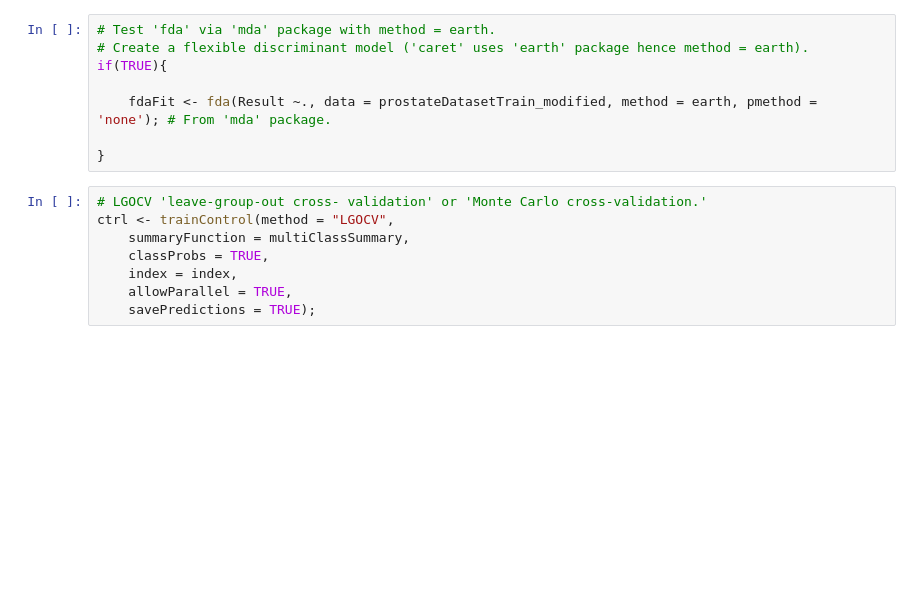
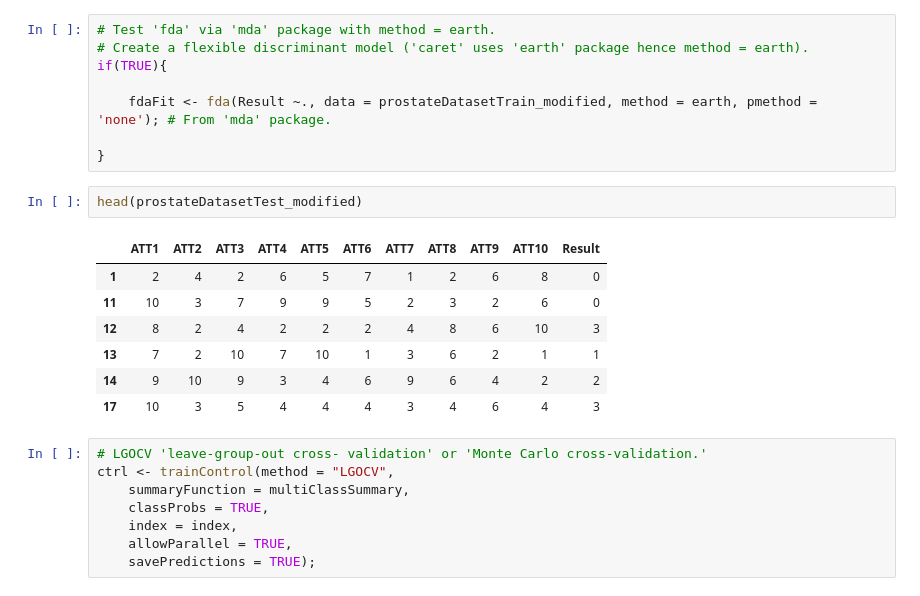
Before and after one commit to codeBehindMe/ADLA3, a Jupyter notebook: groupG.ipynb, the cells around one changed output. Drawn from its saved outputs; the diff is of its cells as text; blank space fills up the shorter version.

```diff
--- a/groupG.ipynb
+++ b/groupG.ipynb
@@ -1490,6 +1559,16 @@ if(TRUE){
     fdaFit <- fda(Result ~., data = prostateDatasetTrain_modified, method = earth, pmethod = 'none'); # From 'mda' package.
 
 }
+# %%
+head(prostateDatasetTest_modified)
+# %% [output]
+|  | ATT1 | ATT2 | ATT3 | ATT4 | ATT5 | ATT6 | ATT7 | ATT8 | ATT9 | ATT10 | Result |
+| 1 | 2 | 4 | 2 | 6 | 5 | 7 | 1 | 2 | 6 | 8 | 0 |
+| 11 | 10 | 3 | 7 | 9 | 9 | 5 | 2 | 3 | 2 | 6 | 0 |
+| 12 | 8 | 2 | 4 | 2 | 2 | 2 | 4 | 8 | 6 | 10 | 3 |
+| 13 | 7 | 2 | 10 | 7 | 10 | 1 | 3 | 6 | 2 | 1 | 1 |
+| 14 | 9 | 10 | 9 | 3 | 4 | 6 | 9 | 6 | 4 | 2 | 2 |
+| 17 | 10 | 3 | 5 | 4 | 4 | 4 | 3 | 4 | 6 | 4 | 3 |
 # %%
 # LGOCV 'leave-group-out cross- validation' or 'Monte Carlo cross-validation.'
 ctrl <- trainControl(method = "LGOCV",
```
Also changed, not shown: parts of 47 cells of this notebook.
